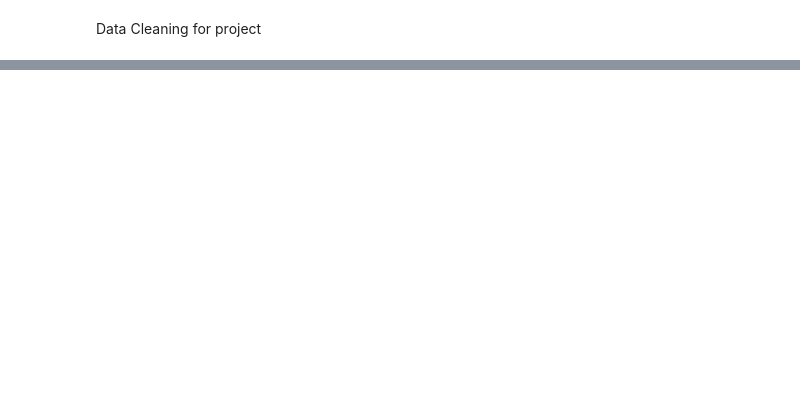
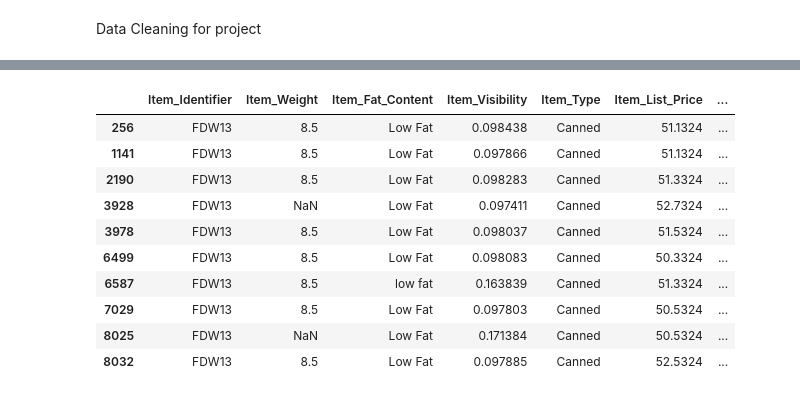
Before and after one commit to singh2jz/sales-predictions, a Jupyter notebook: data_cleaning.ipynb, the cells around one changed output, grey strips where cells are left out. Saved outputs shown, nothing was run; the diff lists cells and outputs as text; code cells hidden in the pictures; blank space fills up the shorter version.

```diff
--- a/data_cleaning.ipynb
+++ b/data_cleaning.ipynb
@@ -60,0 +189,14 @@ outlet_filter
+# %%
+df[df['Item_Identifier']=='FDW13']
+# %% [output]
+|  | Item_Identifier | Item_Weight | Item_Fat_Content | Item_Visibility | Item_Type | Item_List_Price | ... |
+| 256 | FDW13 | 8.5 | Low Fat | 0.098438 | Canned | 51.1324 | ... |
+| 1141 | FDW13 | 8.5 | Low Fat | 0.097866 | Canned | 51.1324 | ... |
+| 2190 | FDW13 | 8.5 | Low Fat | 0.098283 | Canned | 51.3324 | ... |
+| 3928 | FDW13 | NaN | Low Fat | 0.097411 | Canned | 52.7324 | ... |
+| 3978 | FDW13 | 8.5 | Low Fat | 0.098037 | Canned | 51.5324 | ... |
+| 6499 | FDW13 | 8.5 | Low Fat | 0.098083 | Canned | 50.3324 | ... |
+| 6587 | FDW13 | 8.5 | low fat | 0.163839 | Canned | 51.3324 | ... |
+| 7029 | FDW13 | 8.5 | Low Fat | 0.097803 | Canned | 50.5324 | ... |
+| 8025 | FDW13 | NaN | Low Fat | 0.171384 | Canned | 50.5324 | ... |
+| 8032 | FDW13 | 8.5 | Low Fat | 0.097885 | Canned | 52.5324 | ... |
```
Also changed, not shown: parts of 33 cells of this notebook.
